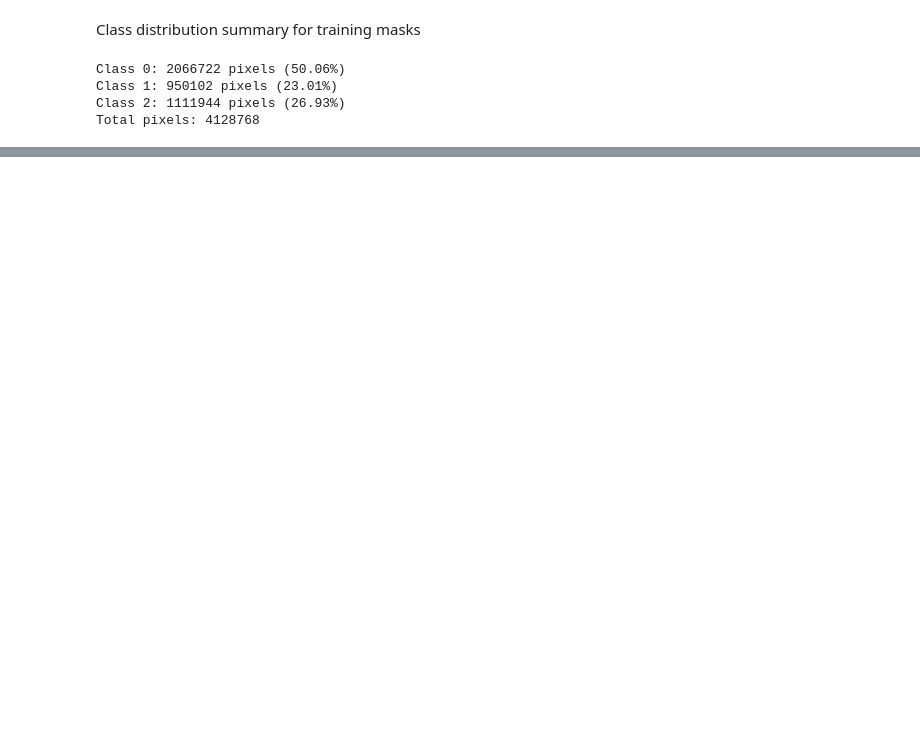
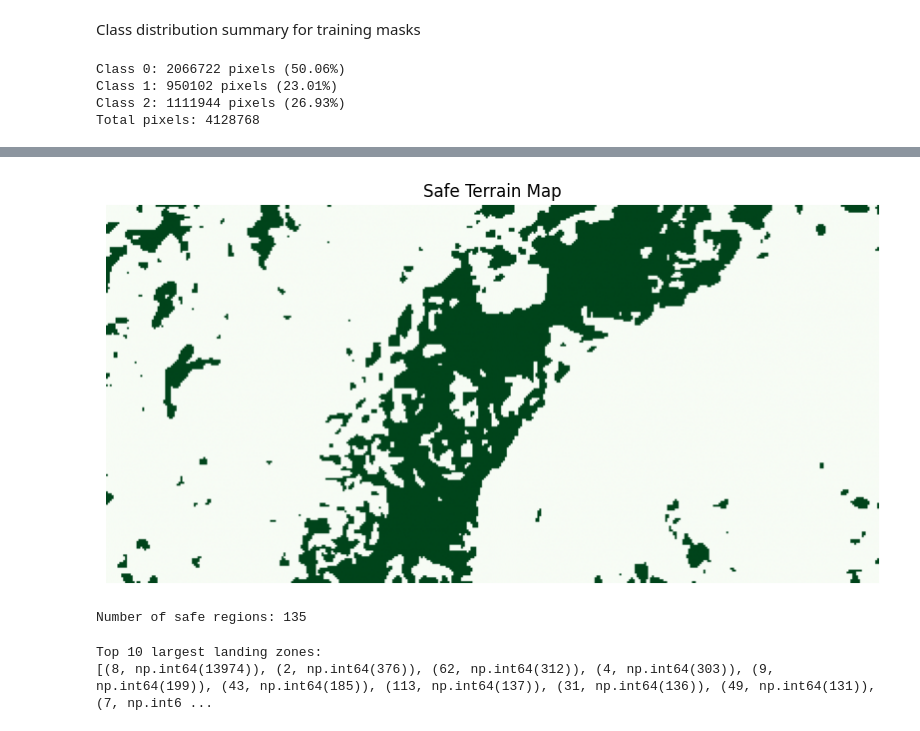
Before and after one commit to Awanish-26/STREAM, a Jupyter notebook: notebooks/main.ipynb, the cells around one changed output, grey strips where cells are left out. Drawn from its saved outputs; the diff is of its cells as text; code cells hidden in the pictures; blank space fills up the shorter version.

```diff
--- a/notebooks/main.ipynb
+++ b/notebooks/main.ipynb
@@ -606,0 +678,33 @@ model.save(f'{drive_data_path}/{model_version}/model.h5')
+# %%
+import matplotlib.pyplot as plt
+
+plt.figure(figsize=(10,6))
+plt.imshow(safe_map, cmap="Greens")
+plt.title("Safe Terrain Map")
+plt.axis("off")
+plt.show()
+# %% [output]
+[figure, added]
+# %%
+from scipy.ndimage import label
+
+labeled_map, num_regions = label(safe_map)
+
+print("Number of safe regions:", num_regions)
+# %% [output]
+Number of safe regions: 135
+# %%
+region_sizes = []
+
+for i in range(1, num_regions + 1):
+    size = np.sum(labeled_map == i)
+    region_sizes.append((i, size))
+
+# sort largest first
+region_sizes.sort(key=lambda x: x[1], reverse=True)
+
+print("Top 10 largest landing zones:")
+print(region_sizes[:10])
+# %% [output]
+Top 10 largest landing zones:
+[(8, np.int64(13974)), (2, np.int64(376)), (62, np.int64(312)), (4, np.int64(303)), (9, np.int64(199)), (43, np.int64(185)), (113, np.int64(137)), (31, np.int64(136)), (49, np.int64(131)), (7, np.int6 ...
```
Also changed, not shown: parts of 17 cells of this notebook, 3 other files.
